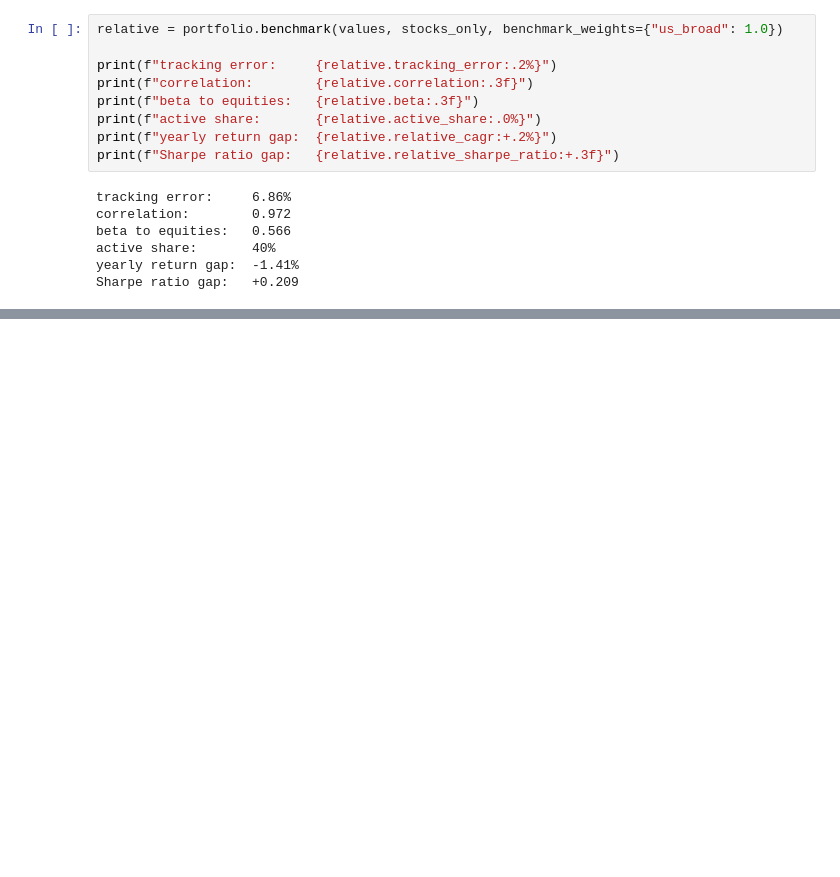
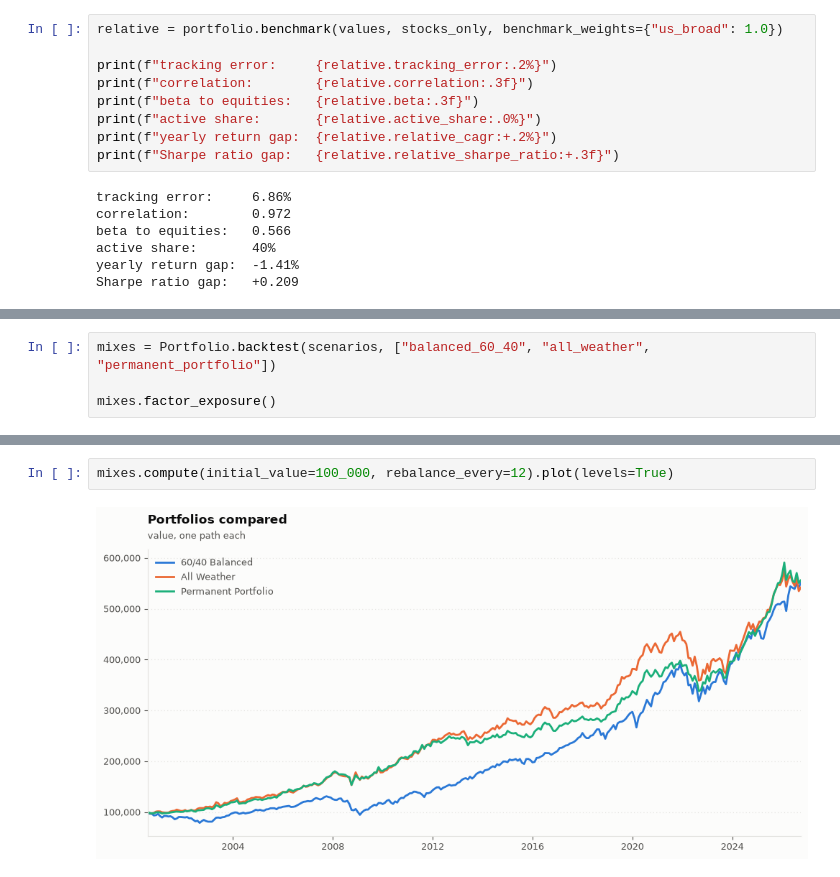
Before and after one commit to JerBouma/jerbouma.github.io, a Jupyter notebook: assets/notebooks/financescenarios/portfolio-analysis.ipynb, the cells around one changed output, grey strips where cells are left out. Drawn from its saved outputs; the diff is of its cells as text; blank space fills up the shorter version.

```diff
--- a/assets/notebooks/financescenarios/portfolio-analysis.ipynb
+++ b/assets/notebooks/financescenarios/portfolio-analysis.ipynb
@@ -106,0 +103,4 @@ That closes the loop: simulate (1), stress (2), invest (3), check against histor
+# %%
+mixes = Portfolio.backtest(scenarios, ["balanced_60_40", "all_weather", "permanent_portfolio"])
+
+mixes.factor_exposure()
@@ -106,0 +114,4 @@ That closes the loop: simulate (1), stress (2), invest (3), check against histor
+# %%
+mixes.compute(initial_value=100_000, rebalance_every=12).plot(levels=True)
+# %% [output]
+[figure, added]
```
Also changed, not shown: parts of 6 cells of this notebook, 50 other files.
